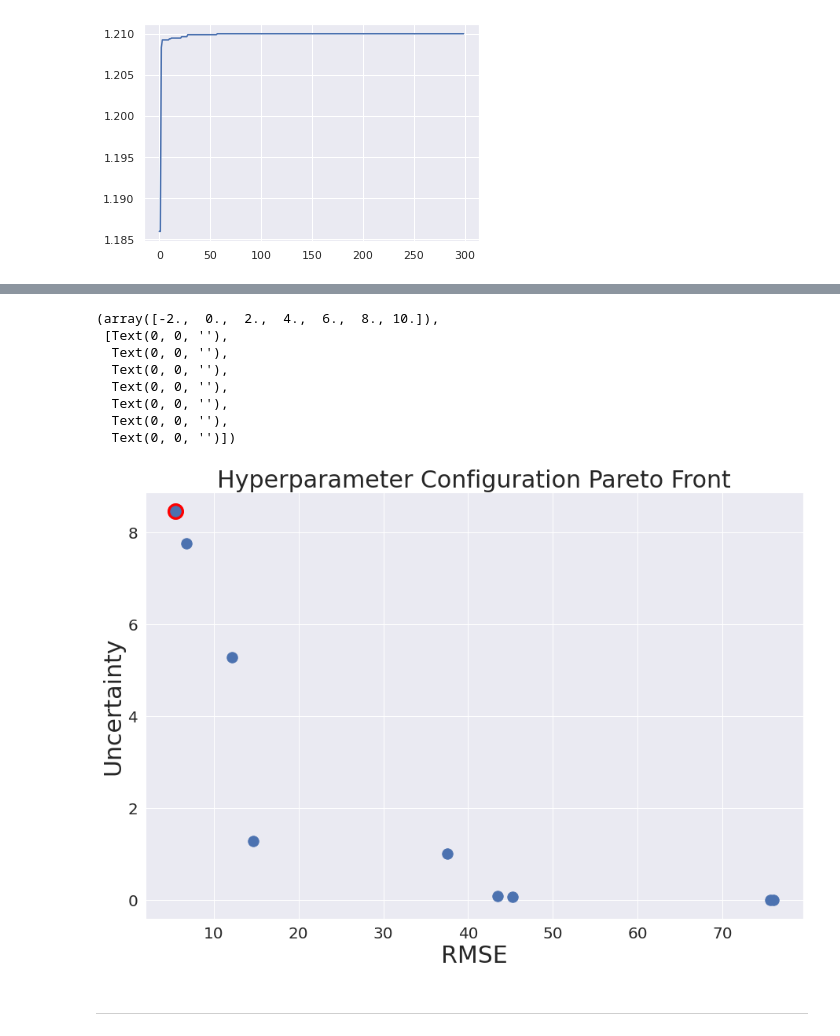
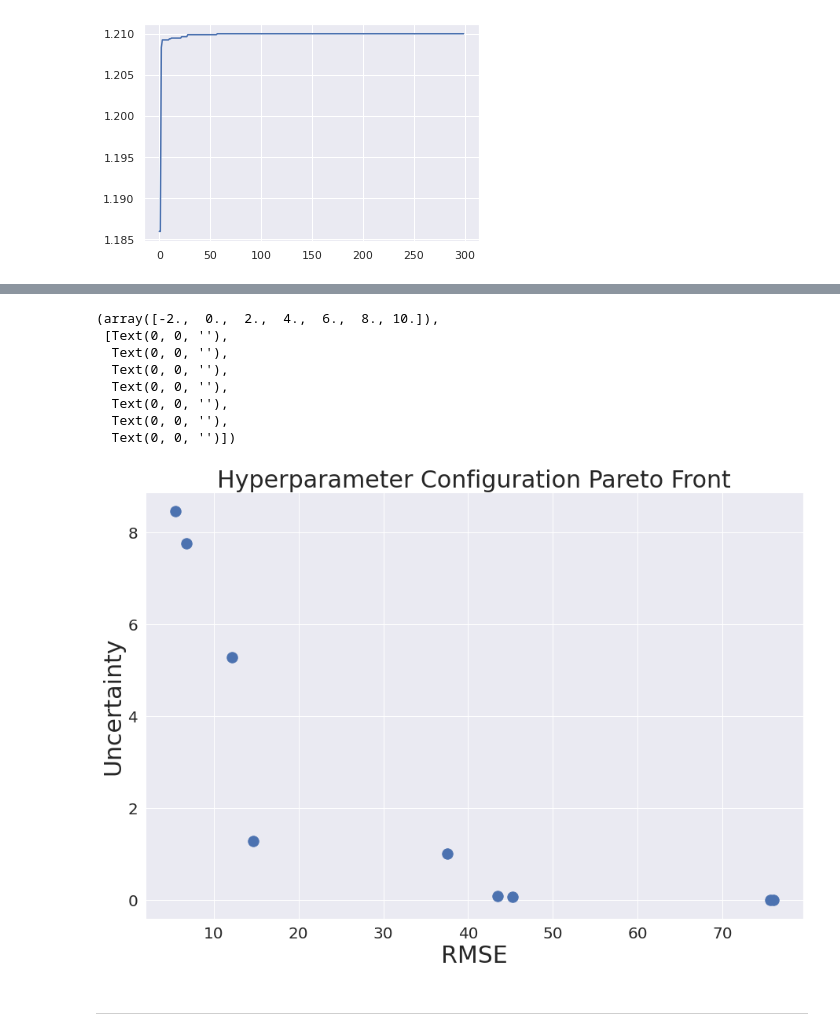
Before and after one commit to MariosKef/RULe, a Jupyter notebook: tests_dataset3.ipynb, the cells around one changed output, grey strips where cells are left out. Cells and saved outputs as stored; diff of their text form; code cells hidden in the pictures.

```diff
--- a/tests_dataset3.ipynb
+++ b/tests_dataset3.ipynb
@@ -62,30 +62,29 @@ pareto_configs
 # %%
 x = pareto_configs['rmse_test'].values
 y = pareto_configs['uncertainty_test'].values
 plt.figure(figsize=(15,10))
-plt.scatter(x[0], y[0], s=400, facecolors='red')
 plt.scatter(x, y, s=180)
 plt.xlabel('RMSE', fontsize=30)
 plt.ylabel('Uncertainty', fontsize=30)
 plt.title('Hyperparameter Configuration Pareto Front', fontsize=30)
 plt.xticks(fontsize=20)
 plt.yticks(fontsize=20)
 
 # plt.savefig('./paper_figures/cmapss_1.pdf', format='pdf')
 
 
 # for i, txt in enumerate(pareto_configs.index):
 #     plt.annotate(txt, (x[i], y[i]))
 # %% [output]
 (array([-2.,  0.,  2.,  4.,  6.,  8., 10.]),
  [Text(0, 0, ''),
   Text(0, 0, ''),
   Text(0, 0, ''),
   Text(0, 0, ''),
   Text(0, 0, ''),
   Text(0, 0, ''),
   Text(0, 0, '')])
-[figure, old version]
+[figure, new version]
 # %% [markdown]
 ***
 # %% [markdown]
```
Also changed, not shown: 2 other files.
